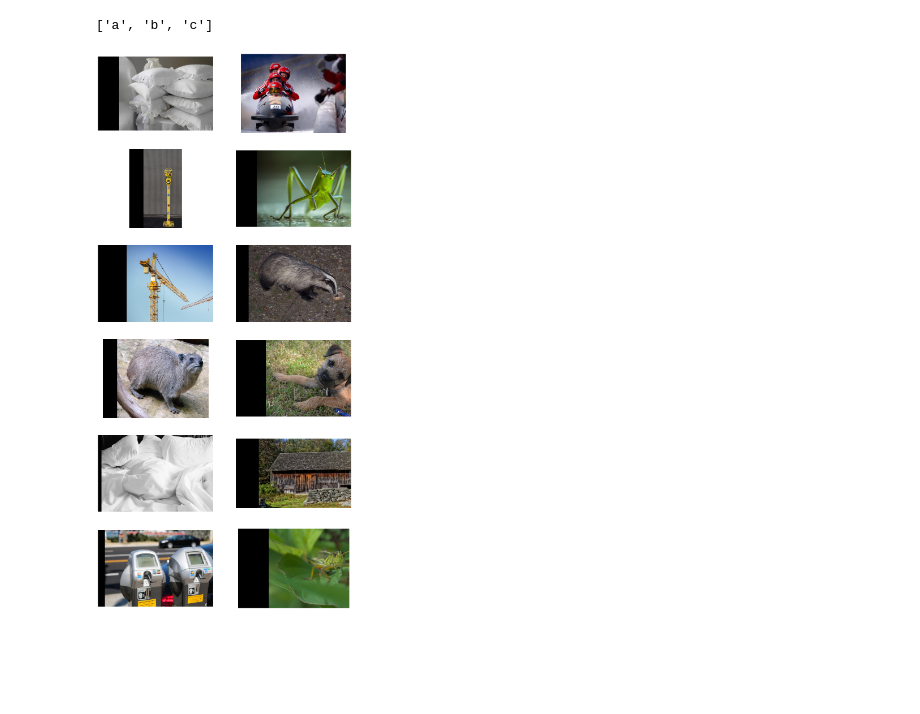
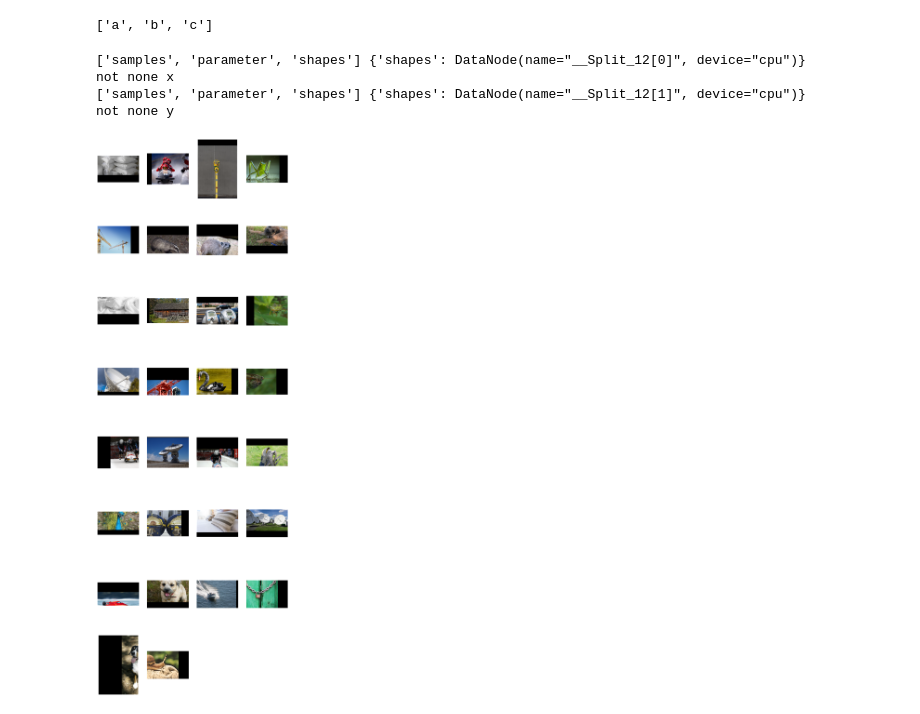
Before and after one commit to stiepan/DALI, a Jupyter notebook: docs/examples/image_processing/trivial_augment.ipynb, the cells around one changed output. Drawn from its saved outputs; the diff is of its cells as text; code cells hidden in the pictures; blank space fills up the shorter version.

```diff
--- a/docs/examples/image_processing/trivial_augment.ipynb
+++ b/docs/examples/image_processing/trivial_augment.ipynb
@@ -347,5 +492,10 @@ def pipeline():
 # %%
-p = pipeline(batch_size=12, device_id=0, num_threads=4)
+p = pipeline(batch_size=30, device_id=0, num_threads=4)
+# %% [output]
+['samples', 'parameter', 'shapes'] {'shapes': DataNode(name="__Split_12[0]", device="cpu")}
+not none x
+['samples', 'parameter', 'shapes'] {'shapes': DataNode(name="__Split_12[1]", device="cpu")}
+not none y
 # %%
 p.build()
 # p.save_graph_to_dot_file("hmhmhm.dot")
@@ -354,6 +504,6 @@ out, = p.run()
 # %%
 out = [np.array(s) for s in out.as_cpu()]
 # %%
-display_imgs(out, columns=2)
+display_imgs(out, columns=4)
 # %% [output]
-[figure, old version]
+[figure, new version]
```
Also changed, not shown: parts of 5 cells of this notebook.
